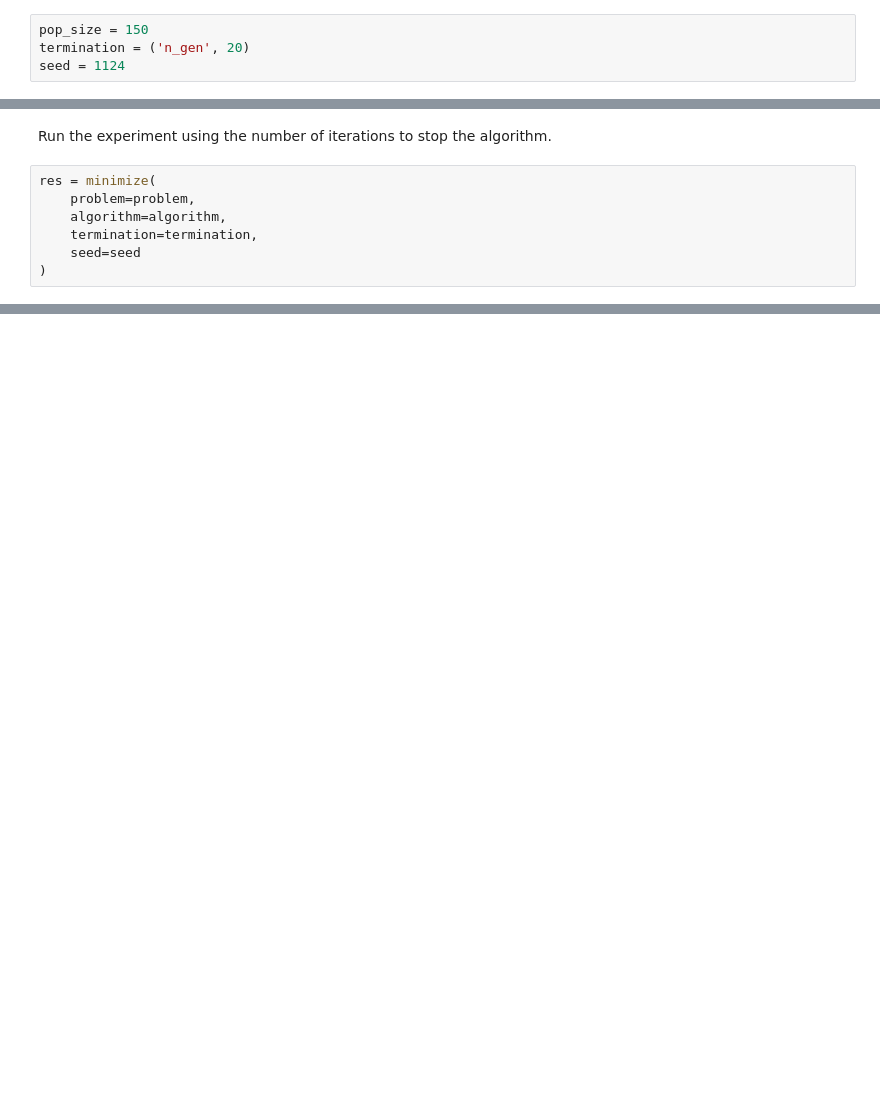
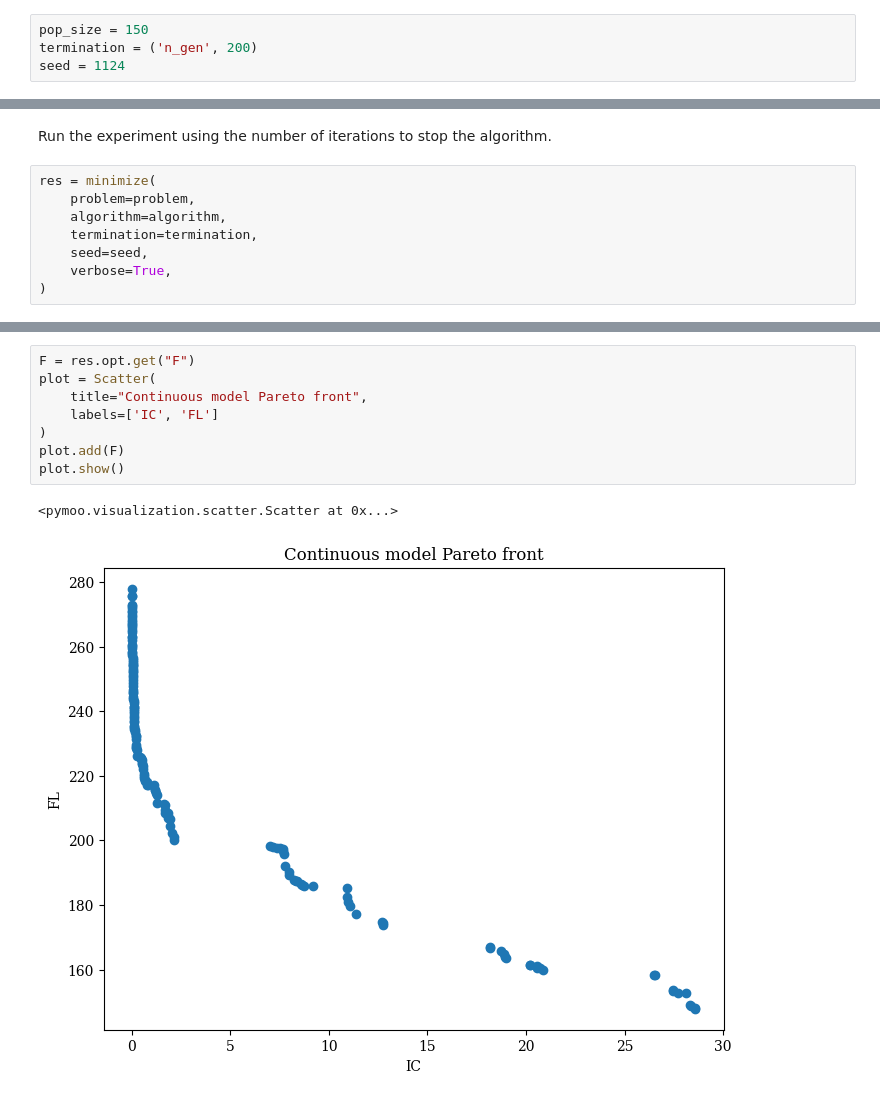
Before and after one commit to micheleurbani/net_flow_opt, a Jupyter notebook: notebooks/continuous.ipynb, the cells around one changed output, grey strips where cells are left out. Saved outputs shown, nothing was run; the diff lists cells and outputs as text; blank space fills up the shorter version.

```diff
--- a/notebooks/continuous.ipynb
+++ b/notebooks/continuous.ipynb
@@ -16,7 +17,7 @@ from net_flow_opt.continuous_model import ContinuousModel
 Main parameters of the experiment are declared here.
 # %%
 pop_size = 150
-termination = ('n_gen', 20)
+termination = ('n_gen', 200)
 seed = 1124
 # %% [markdown]
 The cells below repeat the experiment with a different number of resources.
@@ -56,6 +55,7 @@ res = minimize(
     problem=problem,
     algorithm=algorithm,
     termination=termination,
-    seed=seed
+    seed=seed,
+    verbose=True,
 )
 # %% [output]
@@ -62,0 +79,11 @@ AttributeError: 'list' object has no attribute 'activities'
+# %%
+F = res.opt.get("F")
+plot = Scatter(
+    title="Continuous model Pareto front",
+    labels=['IC', 'FL']
+)
+plot.add(F)
+plot.show()
+# %% [output]
+<pymoo.visualization.scatter.Scatter at 0x...>
+[figure, added]
```
Also changed, not shown: parts of 3 cells of this notebook, 3 other files.
